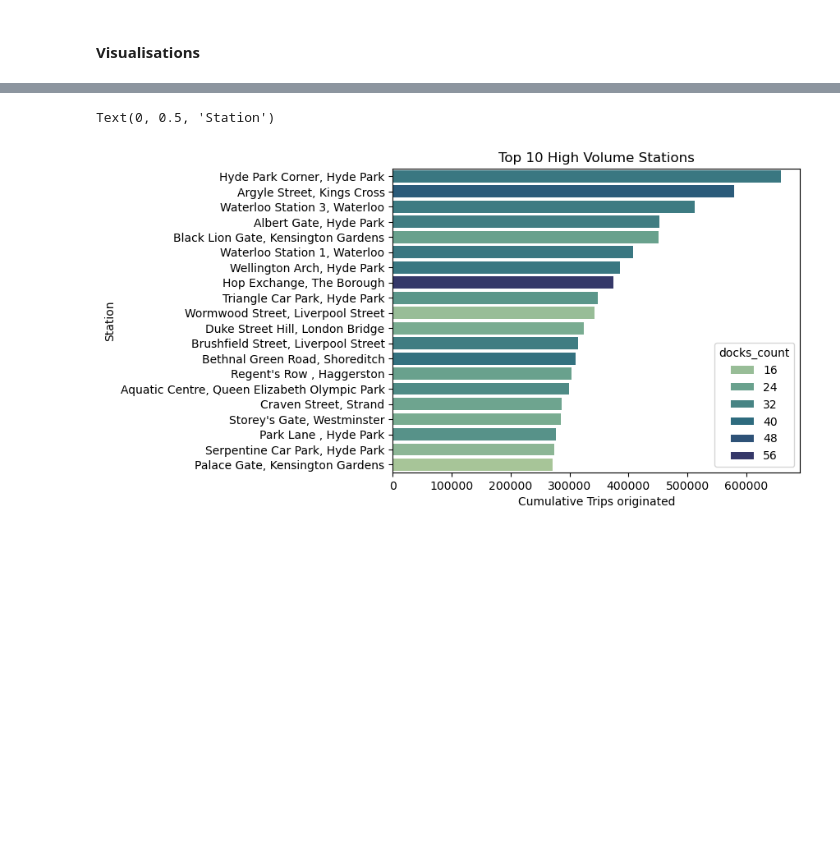
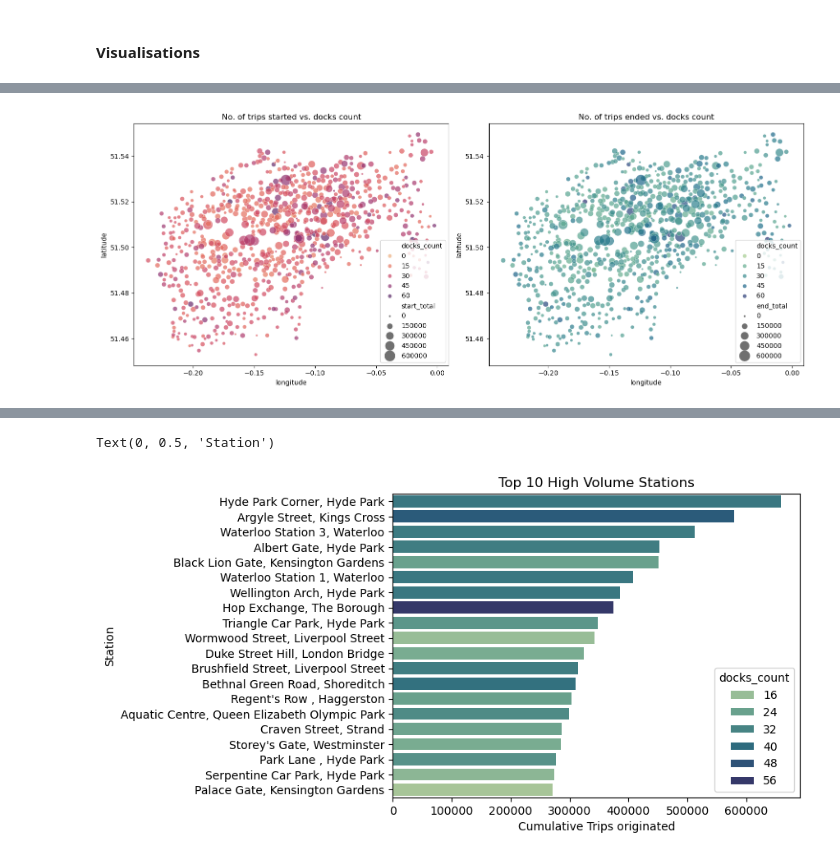
Before and after one commit to morinousagi/elt-dbt-gx-londonbike, a Jupyter notebook: eda_london_bicycles.ipynb, the cells around one changed output, grey strips where cells are left out. Saved outputs shown, nothing was run; the diff lists cells and outputs as text; code cells hidden in the pictures; blank space fills up the shorter version.

```diff
--- a/eda_london_bicycles.ipynb
+++ b/eda_london_bicycles.ipynb
@@ -181,2 +173,37 @@ plt.show()
 - 2022 September: National mourning following the death of Queen Elizabeth II.
 - 2022 October: Dockless competitors expanded services, providing flexible & non-station based usage --> potentially lowered docked bicycles usage.
+# %%
+fig, axes = plt.subplots(1, 2, figsize=(15, 6))
+
+# Total no. of trips starting at each station vs. docks count
+sns.scatterplot(
+    data=df_station,
+    x='longitude',
+    y='latitude',
+    hue='docks_count',
+    size='start_total',
+    sizes=(10, 300),
+    palette='flare',
+    alpha=0.7,
+    ax=axes[0]
+    )
+axes[0].set_title('No. of trips started vs. docks count')
+
+# Total no. of trips ending at each station vs. docks count
+sns.scatterplot(
+    data=df_station,
+    x='longitude',
+    y='latitude',
+    hue='docks_count',
+    size='end_total',
+    sizes=(10, 300),
+    palette='crest',
+    alpha=0.7,
+    ax=axes[1]
+)
+axes[1].set_title('No. of trips ended vs. docks count')
+
+plt.tight_layout()
+plt.show()
+# %% [output]
+[figure, added]
```
Also changed, not shown: parts of 13 cells of this notebook.
